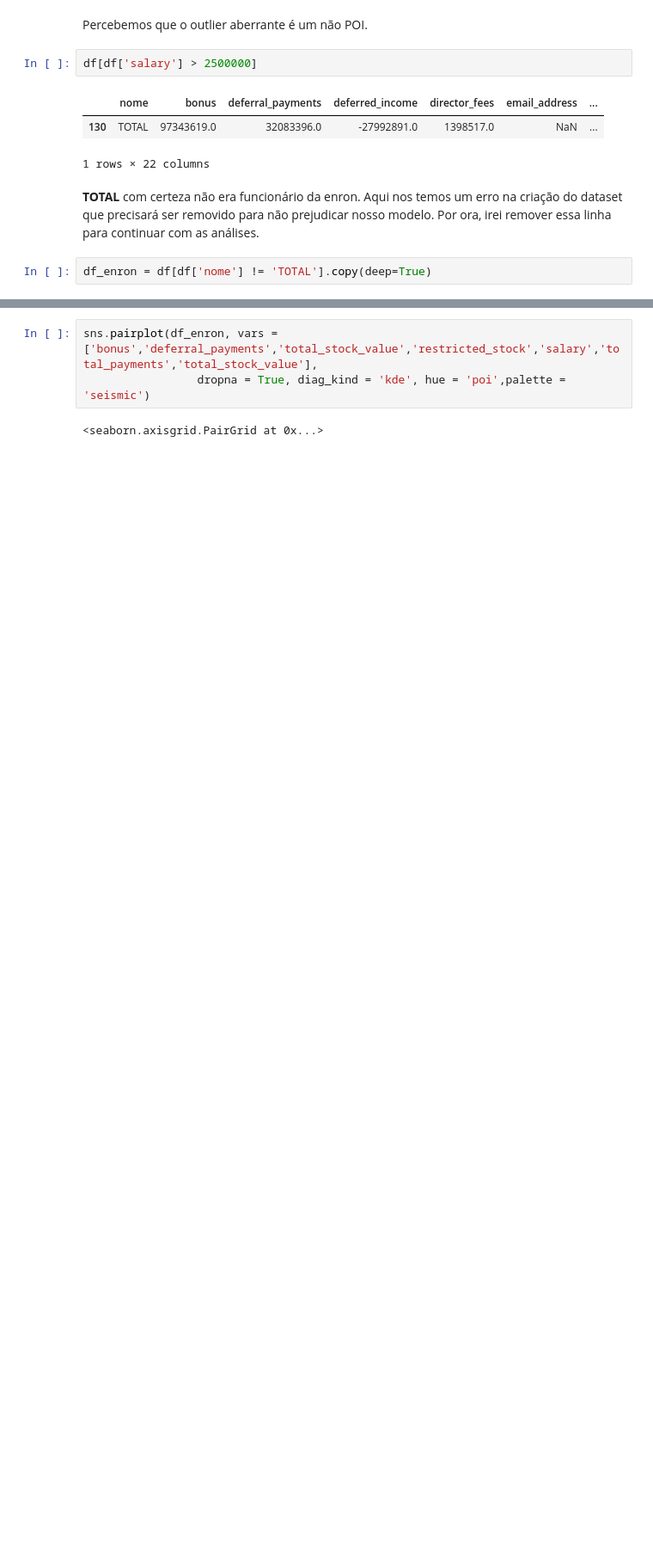
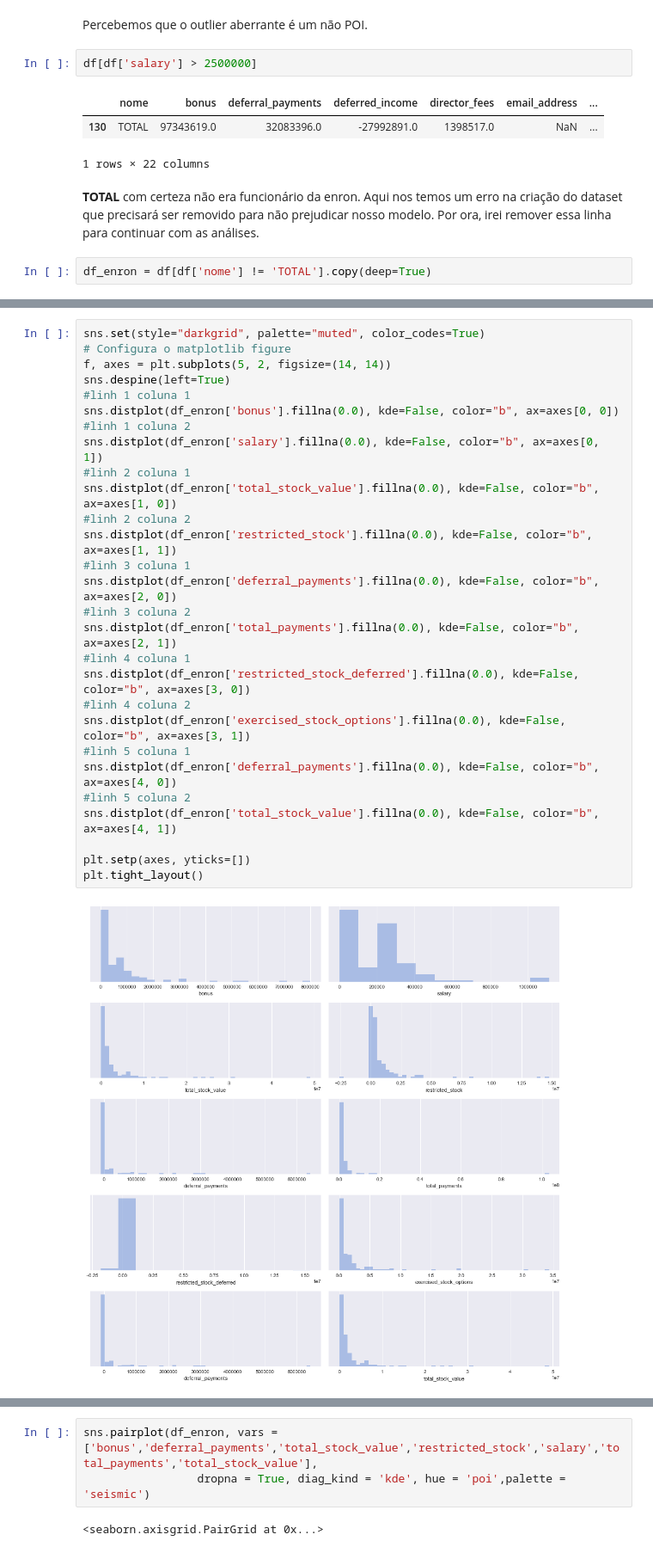
Before and after one commit to vyniciuss/enron_machine_learning, a Jupyter notebook: Projeto investigação Enron.ipynb, the cells around one changed output, grey strips where cells are left out. Shown at 86% size. Drawn from its saved outputs; the diff is of its cells as text; blank space fills up the shorter version.

```diff
--- a/Projeto investigação Enron.ipynb
+++ b/Projeto investigação Enron.ipynb
@@ -311 +349,31 @@ draw_histograms(df_enron, ['exercised_stock_options','expenses'], 1, 2)
+# %%
+sns.set(style="darkgrid", palette="muted", color_codes=True)
+# Configura o matplotlib figure
+f, axes = plt.subplots(5, 2, figsize=(14, 14))
+sns.despine(left=True)
+#linh 1 coluna 1
+sns.distplot(df_enron['bonus'].fillna(0.0), kde=False, color="b", ax=axes[0, 0])
+#linh 1 coluna 2
+sns.distplot(df_enron['salary'].fillna(0.0), kde=False, color="b", ax=axes[0, 1])
+#linh 2 coluna 1
+sns.distplot(df_enron['total_stock_value'].fillna(0.0), kde=False, color="b", ax=axes[1, 0])
+#linh 2 coluna 2
+sns.distplot(df_enron['restricted_stock'].fillna(0.0), kde=False, color="b", ax=axes[1, 1])
+#linh 3 coluna 1
+sns.distplot(df_enron['deferral_payments'].fillna(0.0), kde=False, color="b", ax=axes[2, 0])
+#linh 3 coluna 2
+sns.distplot(df_enron['total_payments'].fillna(0.0), kde=False, color="b", ax=axes[2, 1])
+#linh 4 coluna 1
+sns.distplot(df_enron['restricted_stock_deferred'].fillna(0.0), kde=False, color="b", ax=axes[3, 0])
+#linh 4 coluna 2
+sns.distplot(df_enron['exercised_stock_options'].fillna(0.0), kde=False, color="b", ax=axes[3, 1])
+#linh 5 coluna 1
+sns.distplot(df_enron['deferral_payments'].fillna(0.0), kde=False, color="b", ax=axes[4, 0])
+#linh 5 coluna 2
+sns.distplot(df_enron['total_stock_value'].fillna(0.0), kde=False, color="b", ax=axes[4, 1])
+
+plt.setp(axes, yticks=[])
+plt.tight_layout()
+# %% [output]
+[figure, added]
 # %% [markdown]
```
Also changed, not shown: parts of 16 cells of this notebook.
